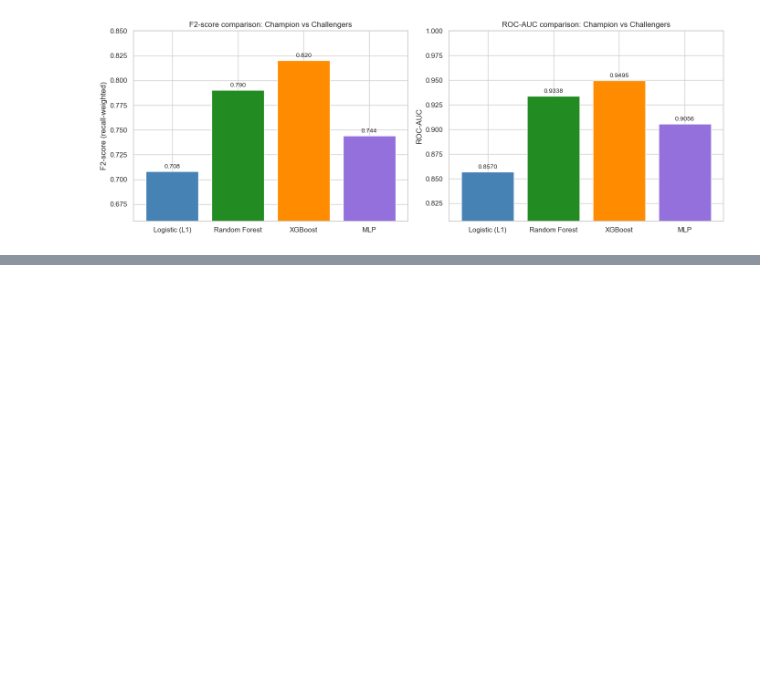
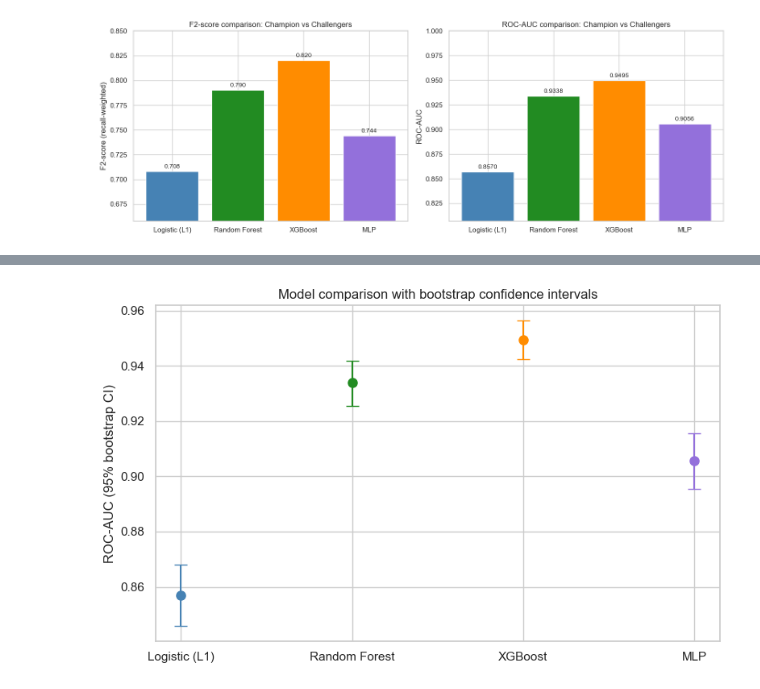
Before and after one commit to RedaAllab/credit-risk-classification, a Jupyter notebook: notebooks/credit_risk_modeling_en.ipynb, the cells around one changed output, grey strips where cells are left out. Cells and saved outputs as stored; diff of their text form; code cells hidden in the pictures; blank space fills up the shorter version.

```diff
--- a/notebooks/credit_risk_modeling_en.ipynb
+++ b/notebooks/credit_risk_modeling_en.ipynb
@@ -568,0 +624,19 @@ plt.show()
+# %%
+fig, ax = plt.subplots(figsize=(8, 5))
+
+for i, (_, row) in enumerate(df_results.iterrows()):
+    name = row['Model']
+    lo, hi = ci_bounds[name]['roc']
+    point = row['ROC-AUC (Test)']
+    ax.errorbar(i, point, yerr=[[point - lo], [hi - point]], fmt='o', capsize=6,
+                color=colors[i], markersize=8, label=name)
+
+ax.set_xticks(range(len(df_results)))
+ax.set_xticklabels(df_results['Model'])
+ax.set_ylabel('ROC-AUC (95% bootstrap CI)')
+ax.set_title('Model comparison with bootstrap confidence intervals')
+plt.tight_layout()
+plt.savefig('bootstrap_ci.png', dpi=150, bbox_inches='tight')
+plt.show()
+# %% [output]
+[figure, added]
```
Also changed, not shown: parts of 5 cells of this notebook, 3 other files.
